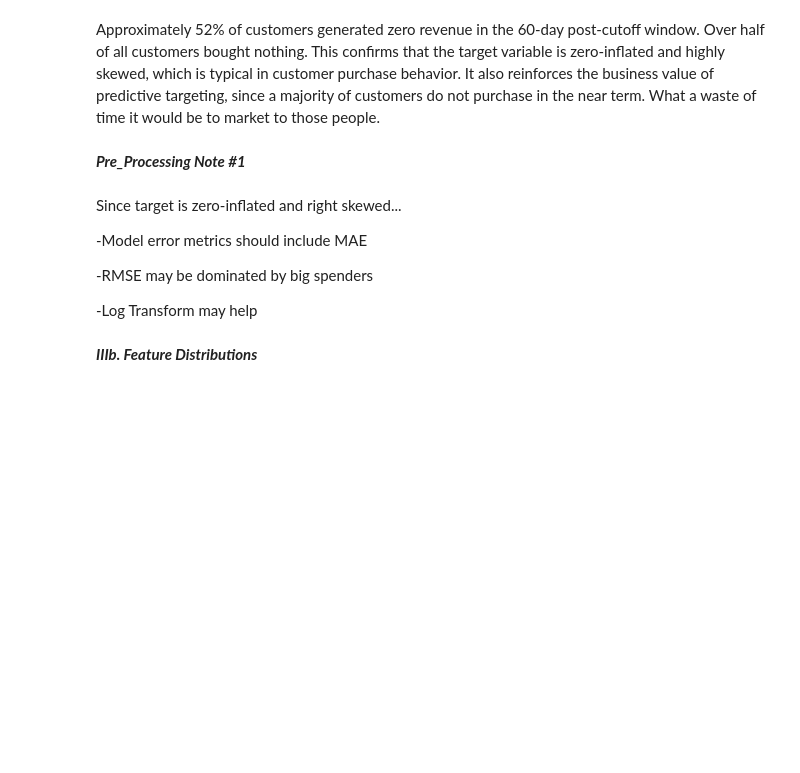
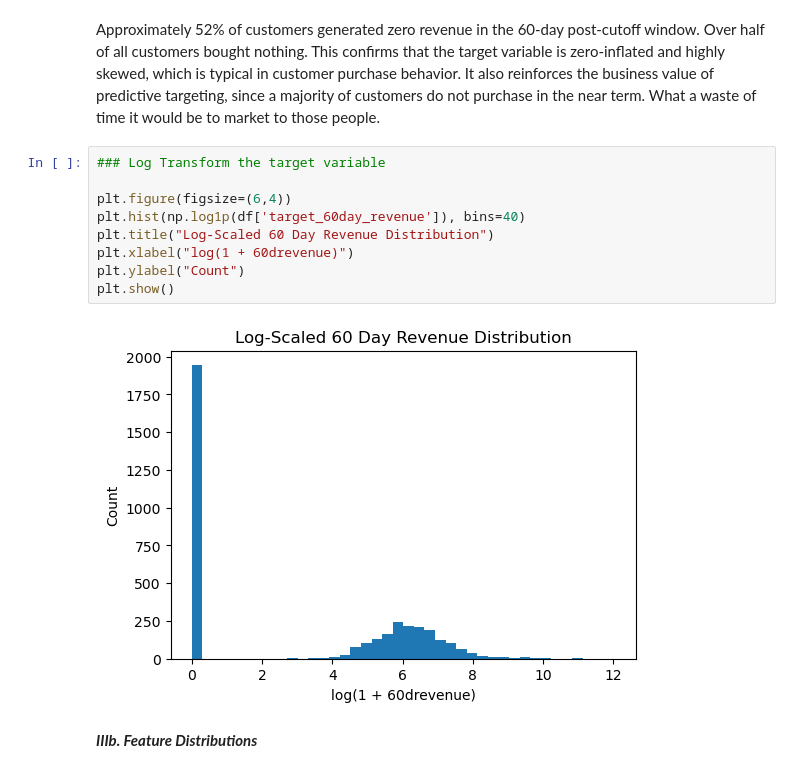
Before and after one commit to Link58155/Capstone3, a Jupyter notebook: notebooks/03_EDA_v1.ipynb, the cells around one changed output. Cells and saved outputs as stored; diff of their text form; blank space fills up the shorter version.

```diff
--- a/notebooks/03_EDA_v1.ipynb
+++ b/notebooks/03_EDA_v1.ipynb
@@ -87,16 +92,17 @@ This appears to be a right-skew with a long tail.  We can infer that many custom
 np.float64(0.5205038863575449)
 # %% [markdown]
 Approximately 52% of customers generated zero revenue in the 60-day post-cutoff window. Over half of all customers bought nothing. This confirms that the target variable is zero-inflated and highly skewed, which is typical in customer purchase behavior. It also reinforces the business value of predictive targeting, since a majority of customers do not purchase in the near term. What a waste of time it would be to market to those people.
-# %% [markdown]
-***Pre_Processing Note #1***
-# %% [markdown]
-Since target is zero-inflated and right skewed...
-
--Model error metrics should include MAE
-
--RMSE may be dominated by big spenders
-
--Log Transform may help
+# %%
+### Log Transform the target variable
+
+plt.figure(figsize=(6,4))
+plt.hist(np.log1p(df['target_60day_revenue']), bins=40)
+plt.title("Log-Scaled 60 Day Revenue Distribution")
+plt.xlabel("log(1 + 60drevenue)")
+plt.ylabel("Count")
+plt.show()
+# %% [output]
+[figure, added]
 # %% [markdown]
 ***IIIb. Feature Distributions***
 # %%
```
Also changed, not shown: parts of 9 cells of this notebook.
